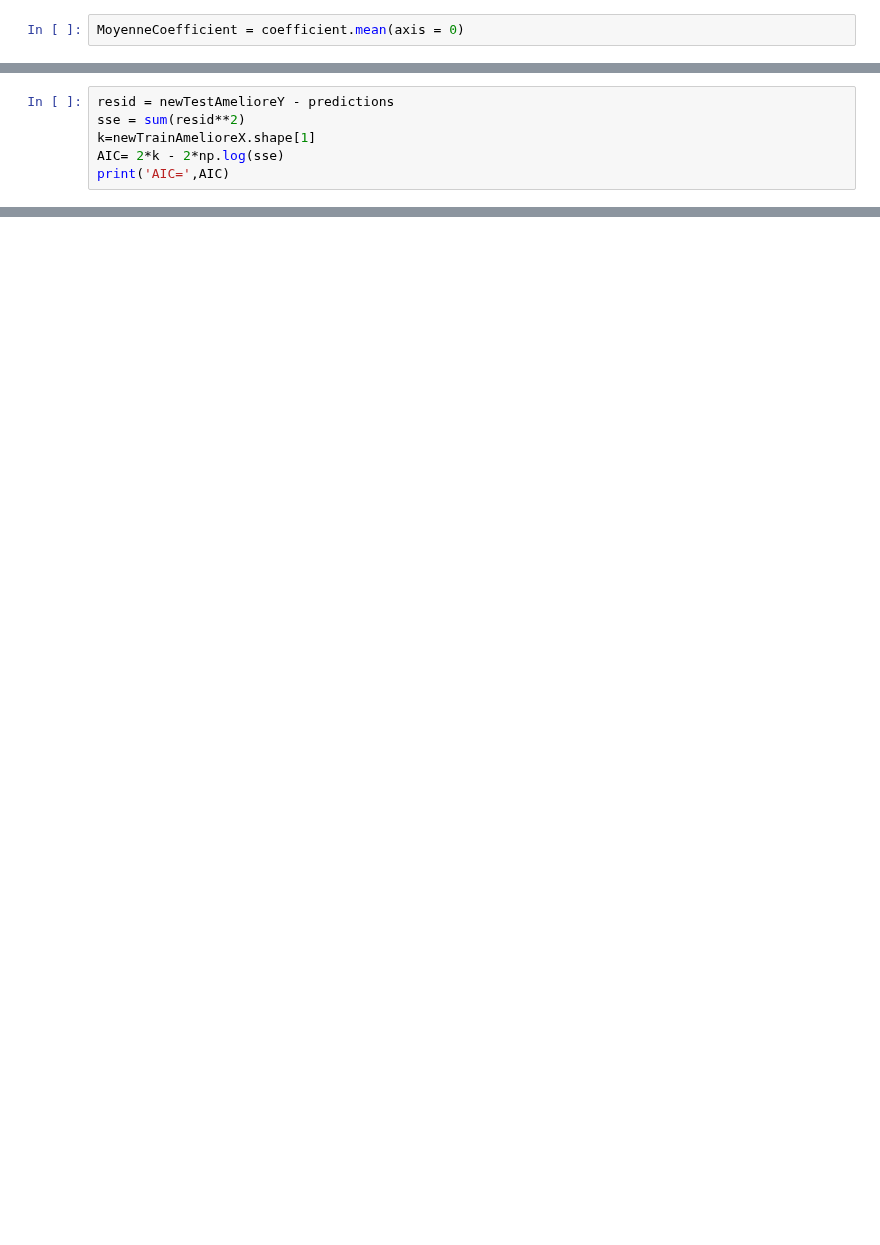
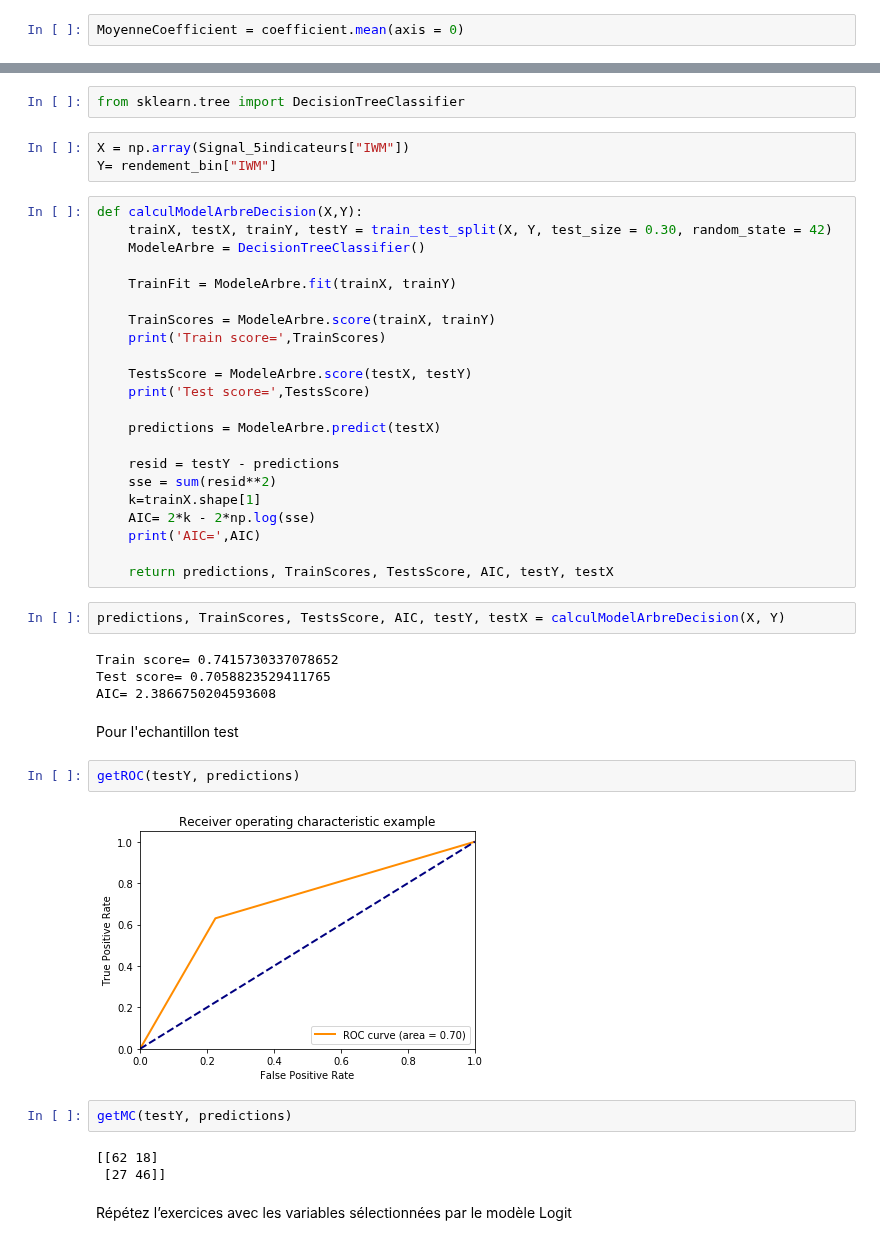
Before and after one commit to poclecoqq/Trending-stocks, a Jupyter notebook: tp2/TP2.ipynb, the cells around one changed output, grey strips where cells are left out. Saved outputs shown, nothing was run; the diff lists cells and outputs as text; blank space fills up the shorter version.

```diff
--- a/tp2/TP2.ipynb
+++ b/tp2/TP2.ipynb
@@ -627,6 +566,0 @@ Test score= 0.0457516339869281
-# %%
-resid = newTestAmelioreY - predictions
-sse = sum(resid**2)
-k=newTrainAmelioreX.shape[1]
-AIC= 2*k - 2*np.log(sse)
-print('AIC=',AIC)
@@ -634,0 +655,46 @@ AIC= -16.343897157081596
+# %%
+from sklearn.tree import DecisionTreeClassifier
+# %%
+X = np.array(Signal_5indicateurs["IWM"])
+Y= rendement_bin["IWM"]
+# %%
+def calculModelArbreDecision(X,Y):
+    trainX, testX, trainY, testY = train_test_split(X, Y, test_size = 0.30, random_state = 42)
+    ModeleArbre = DecisionTreeClassifier()
+
+    TrainFit = ModeleArbre.fit(trainX, trainY)
+
+    TrainScores = ModeleArbre.score(trainX, trainY)
+    print('Train score=',TrainScores)
+
+    TestsScore = ModeleArbre.score(testX, testY)
+    print('Test score=',TestsScore)
+
+    predictions = ModeleArbre.predict(testX)
+
+    resid = testY - predictions
+    sse = sum(resid**2)
+    k=trainX.shape[1]
+    AIC= 2*k - 2*np.log(sse)
+    print('AIC=',AIC)
+
+    return predictions, TrainScores, TestsScore, AIC, testY, testX
+# %%
+predictions, TrainScores, TestsScore, AIC, testY, testX = calculModelArbreDecision(X, Y)
+# %% [output]
+Train score= 0.7415730337078652
+Test score= 0.7058823529411765
+AIC= 2.3866750204593608
+# %% [markdown]
+Pour l'echantillon test
+# %%
+getROC(testY, predictions)
+# %% [output]
+[figure, added]
+# %%
+getMC(testY, predictions)
+# %% [output]
+[[62 18]
+ [27 46]]
+# %% [markdown]
+Répétez l’exercices avec les variables sélectionnées par le modèle Logit
```
Also changed, not shown: parts of 67 cells of this notebook.
